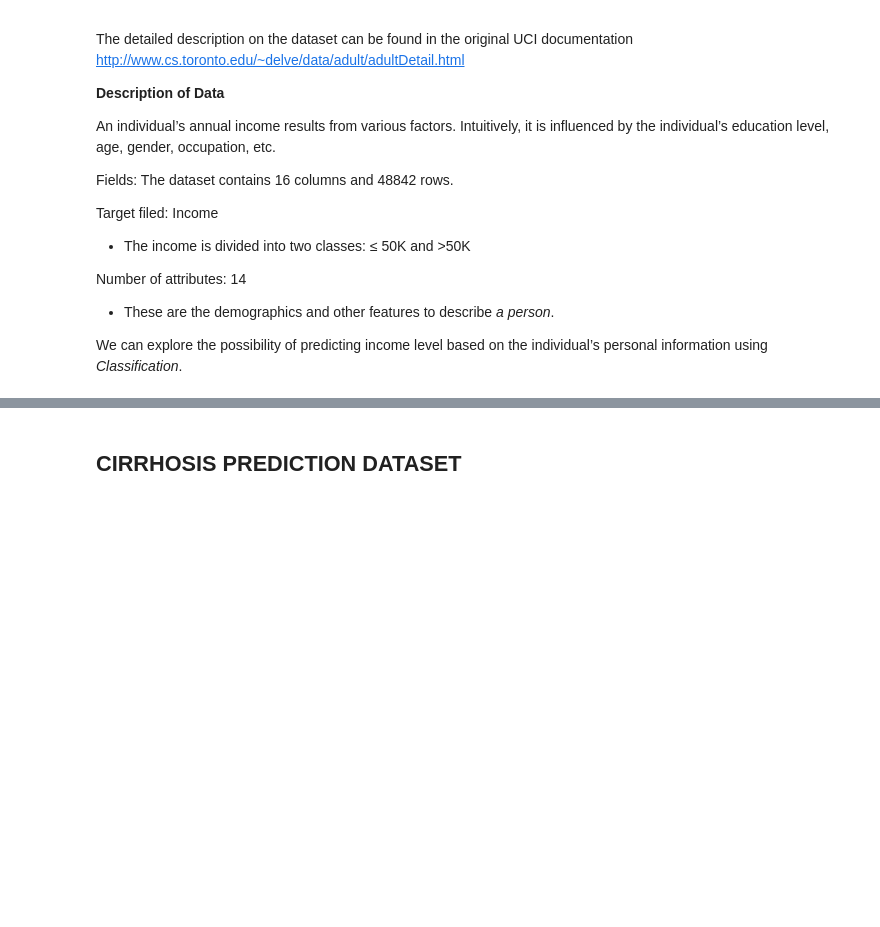
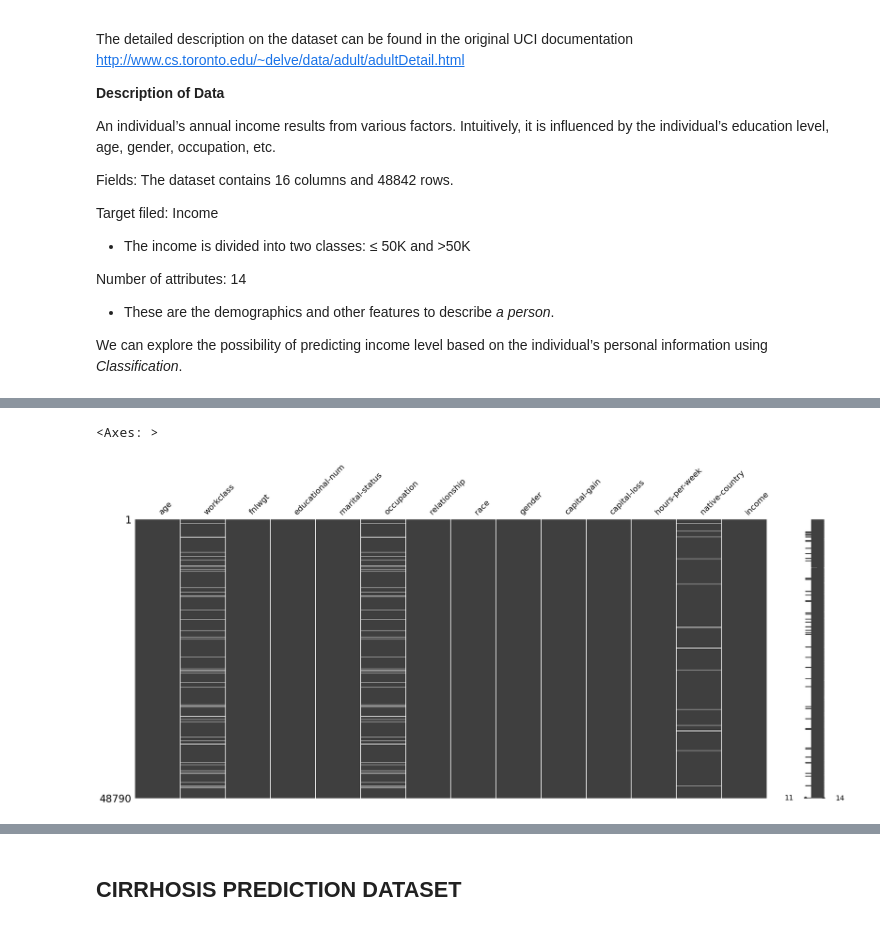
Before and after one commit to UKashNK/Income-prediction-and-Cirrhosis-prediction, a Jupyter notebook: PROJECT_2.ipynb, the cells around one changed output, grey strips where cells are left out. Cells and saved outputs as stored; diff of their text form; code cells hidden in the pictures; blank space fills up the shorter version.

```diff
--- a/PROJECT_2.ipynb
+++ b/PROJECT_2.ipynb
@@ -71,0 +138,3 @@ df_adult.head()
+# %%
+#deleting education column because it has the same information as educational_num, but the latter is more accurate
+df_adult.drop(columns=["education"],inplace=True)
@@ -71,0 +156,5 @@ df_adult.head()
+# %%
+for i in df_adult:
+  print(df_adult[i].value_counts())
+  print(df_adult[i].dtypes)
+  print("")
@@ -71,0 +196,8 @@ df_adult.head()
+# %%
+#Turning ? into a missing value
+columns_with_questionmark=["workclass","occupation","native-country"]
+
+for i in columns_with_questionmark:
+  df_adult[i]=df_adult[i].replace("?",None)
+  print(df_adult[i].value_counts())
+  print("")
@@ -71,0 +222,6 @@ df_adult.head()
+# %%
+#Visualising missing values
+msno.matrix(df_adult)
+# %% [output]
+<Axes: >
+[figure, added]
```
Also changed, not shown: parts of 39 cells of this notebook.
